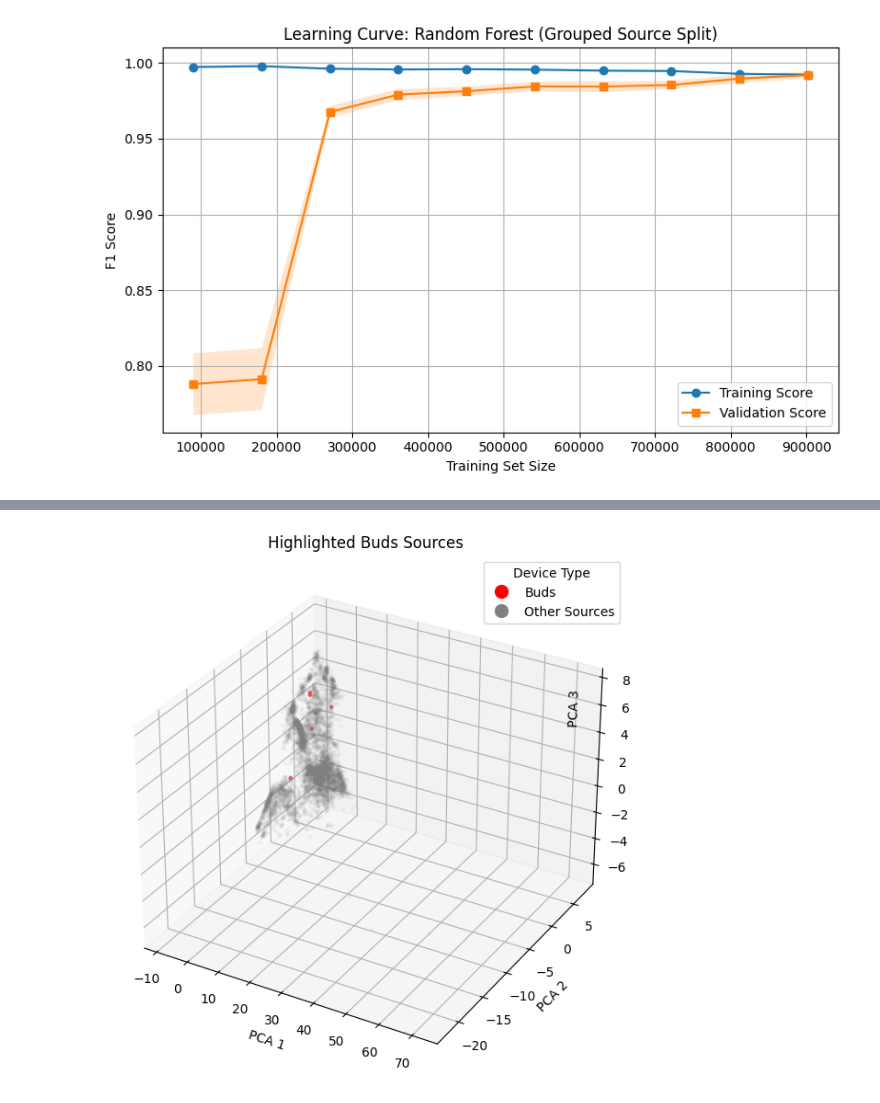
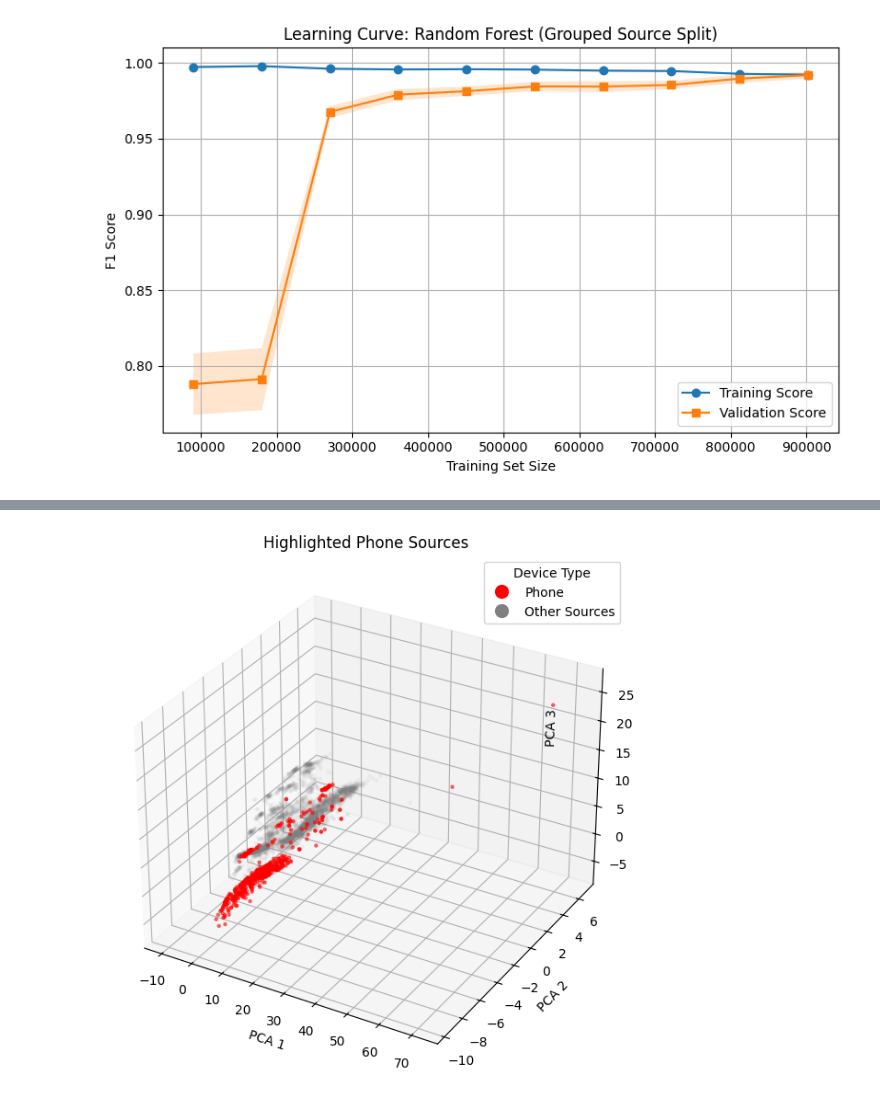
Before and after one commit to JoeMei0603/Master-Thesis-Joel-Meier, a Jupyter notebook: code_scripts/modeling.ipynb, the cells around one changed output, grey strips where cells are left out. Saved outputs shown, nothing was run; the diff lists cells and outputs as text; code cells hidden in the pictures.

Commit message:
Add readme, requirements and adjusted scripts

```diff
--- a/code_scripts/modeling.ipynb
+++ b/code_scripts/modeling.ipynb
@@ -766,18 +772,23 @@ def evaluate_metrics(y_true, model_result, num: int):
 
     return ari, homogeneity, completeness, v_score
 # %%
+##############################
+#        CODE FIELD 9        #
+##############################
+
 # Define dictionaries to keep track of the best performing paramteres
 max_dict_k_means = {'max_ari': 0, 'max_ari_num': 0, 'max_ari_cluster': 0, 'max_v_score': 0, 'max_v_score_num': 0, 'max_v_score_cluster': 0}
 max_dict_birch = {'max_ari': 0, 'max_ari_num': 0, 'max_v_score': 0, 'max_v_score_num': 0}
 max_dict_bk_means = {'max_ari': 0, 'max_ari_num': 0, 'max_v_score': 0, 'max_v_score_num': 0}
 
 # Choose the model to run
-algorithm_to_run = 'bk_means'
+algorithm_to_run = 'kmeans'
 
-# Loop between cutting off sources with less than 2 and 50 packets per source for all unsupervised models
-for num in range(2, 51):
-# Use the line below to run just one number (for example the best-performing) to get the correct metrics
-# for num in [x]:
+# Use the loop below to find the best-performing numbers
+# Use the specific number below to run the best version ([11] for kmeans, [7] for birch and [6] for BisectingKMeans)
+# Using only the best-performing number ensures the parameters for plotting later are set correctly
+for num in [11]:
+# for num in range(2, 51):
     agg_df = aggregate_device_features(eval_df_uni_binned_balanced, num)
 
     label_lookup = eval_df_uni_binned_balanced[['source', 'group_label']].drop_duplicates()
@@ -791,7 +802,7 @@ for num in range(2, 51):
     scaler = StandardScaler()
     X_scaled = scaler.fit_transform(X)
 
-    if algorithm_to_run == 'kmeans':
+    if algorithm_to_run == 'kmeans' or algorithm_to_run == 'all':
         # For KMeans, try cluster sizes 2 to 10 per num
         for cluster_size in range(2, 11):
             k_means_labels = run_k_means(X_scaled, cluster_size)
@@ -806,7 +817,7 @@ for num in range(2, 51):
                 max_dict_k_means['max_v_score_num'] = num
                 max_dict_k_means['max_v_score_cluster'] = cluster_size
 
-    if algorithm_to_run == 'birch':
+    if algorithm_to_run == 'birch' or algorithm_to_run == 'all':
         # Run Birch model
         birch_labels = run_birch(X_scaled=X_scaled)
         birch_ari, birch_homogeneity, birch_completeness, birch_v_score = evaluate_metrics(y_true, birch_labels, num)
@@ -818,7 +829,7 @@ for num in range(2, 51):
             max_dict_birch['max_v_score'] = f'{birch_v_score:.4f}'
             max_dict_birch['max_v_score_num'] = num
 
-    if algorithm_to_run == 'bk_means':
+    if algorithm_to_run == 'bk_means' or algorithm_to_run == 'all':
         # Run BisectingKMeans model
         bk_means_labels = run_bk_means(X_scaled=X_scaled)
         bk_means_ari, bk_means_homogeneity, bk_means_completeness, bk_means_v_score = evaluate_metrics(y_true, bk_means_labels, num)
@@ -1009,10 +992,14 @@ plt.show()
 # %%
+##############################
+#        CODE FIELD 12       #
+##############################
+
 # PCA projection of the scaled data
 pca = PCA(n_components=3)
 X_3d = pca.fit_transform(X_scaled)
 
 # Define the device you want to show
-device_to_show = 'Buds'
+device_to_show = 'Phone'
 
 # Map the source and labelled_device column onto the evaluation dataset
 mapped_df = agg_df[['source']].copy()
@@ -1049,4 +1036,8 @@ plt.show()
 # %%
+##############################
+#        CODE FIELD 13       #
+##############################
+
 # PCA projection of the scaled data
 pca = PCA(n_components=3)
 X_3d = pca.fit_transform(X_scaled)
@@ -1058,39 +1049,39 @@ mapped_df['labelled_device'] = mapped_df['source'].map(
 )
 
 # Split the device-specific sources and all others
-is_buds = mapped_df['labelled_device'] == 'Buds'
-is_other = ~is_buds
+is_device = mapped_df['labelled_device'] == device_to_show
+is_other = ~is_device
 
 # Create group labels for ground truth plot
 y_true_named = ['Noise Group' if label == 0 else 'Target Group' for label in y_true]
 
 # Plotting the graph
 fig = plt.figure(figsize=(12, 6))
 ax1 = fig.add_subplot(1, 2, 1, projection='3d')
 
 # Scatter for the device --> red
-ax1.scatter(X_3d[is_buds, 0], X_3d[is_buds, 1], X_3d[is_buds, 2],
-            c='red', alpha=0.5, s=5, label='Buds')
+ax1.scatter(X_3d[is_device, 0], X_3d[is_device, 1], X_3d[is_device, 2],
+            c='red', alpha=0.5, s=5, label=device_to_show)
 
 # Scatter for the rest --> grey
 # The alpha value is very small which makes the non-target device sources more opaque
 ax1.scatter(X_3d[is_other, 0], X_3d[is_other, 1], X_3d[is_other, 2],
             c='gray', alpha=0.05, s=5, label='Other Sources')
 
 # Adjust title if needed
-ax1.set_title('Highlighted Buds Sources')
+ax1.set_title(f'Highlighted {device_to_show} Sources')
 ax1.set_xlabel('PCA 1')
 ax1.set_ylabel('PCA 2')
 ax1.text3D(x=80, y=0, z=max(X_3d[:, 2]), s='PCA 3', zdir='z', fontsize=10)
 
-# Legend, adjust if needed, especially the device name
+# Legend
 legend_elements = [
-    Line2D([0], [0], marker='o', color='w', label='Buds', markerfacecolor='red', markersize=12),
+    Line2D([0], [0], marker='o', color='w', label=device_to_show, markerfacecolor='red', markersize=12),
     Line2D([0], [0], marker='o', color='w', label='Other Sources', markerfacecolor='gray', markersize=12),
 ]
 ax1.legend(handles=legend_elements, title='Device Type')
 
 plt.tight_layout()
 plt.show()
 # %% [output]
-[figure, old version]
+[figure, new version]
```
Also changed, not shown: parts of 18 cells of this notebook, 3 other files.
